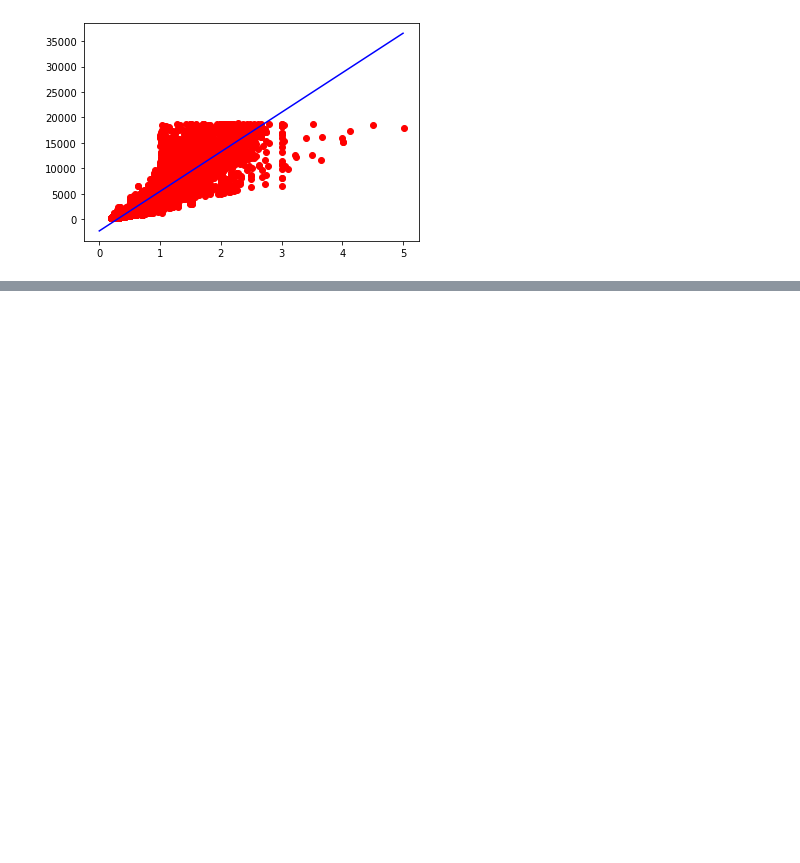
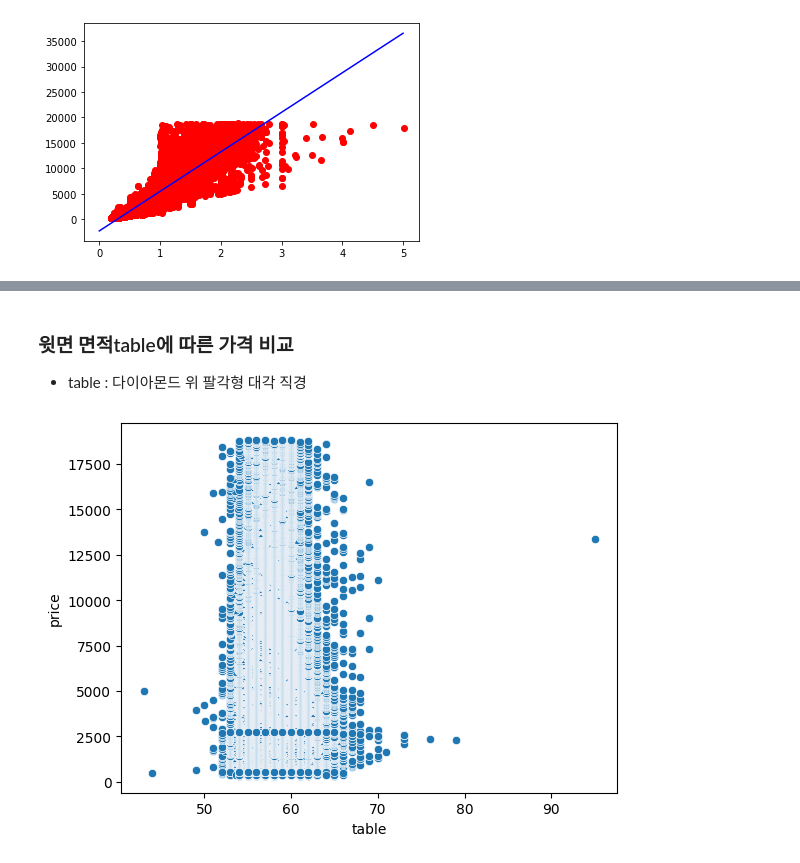
Before and after one commit to Dongcoon/statics, a Jupyter notebook: 07데이터시각화.ipynb, the cells around one changed output, grey strips where cells are left out. Saved outputs shown, nothing was run; the diff lists cells and outputs as text; code cells hidden in the pictures; blank space fills up the shorter version.

```diff
--- a/07데이터시각화.ipynb
+++ b/07데이터시각화.ipynb
@@ -178,0 +191,8 @@ plt.show()
+# %% [markdown]
+### 윗면 면적table에 따른 가격 비교
++ table : 다이아몬드 위 팔각형 대각 직경
+# %%
+sns.scatterplot(data=diamonds, x='table', y='price')
+plt.show()
+# %% [output]
+[figure, added]
```
Also changed, not shown: parts of 24 cells of this notebook, 7 other files.
